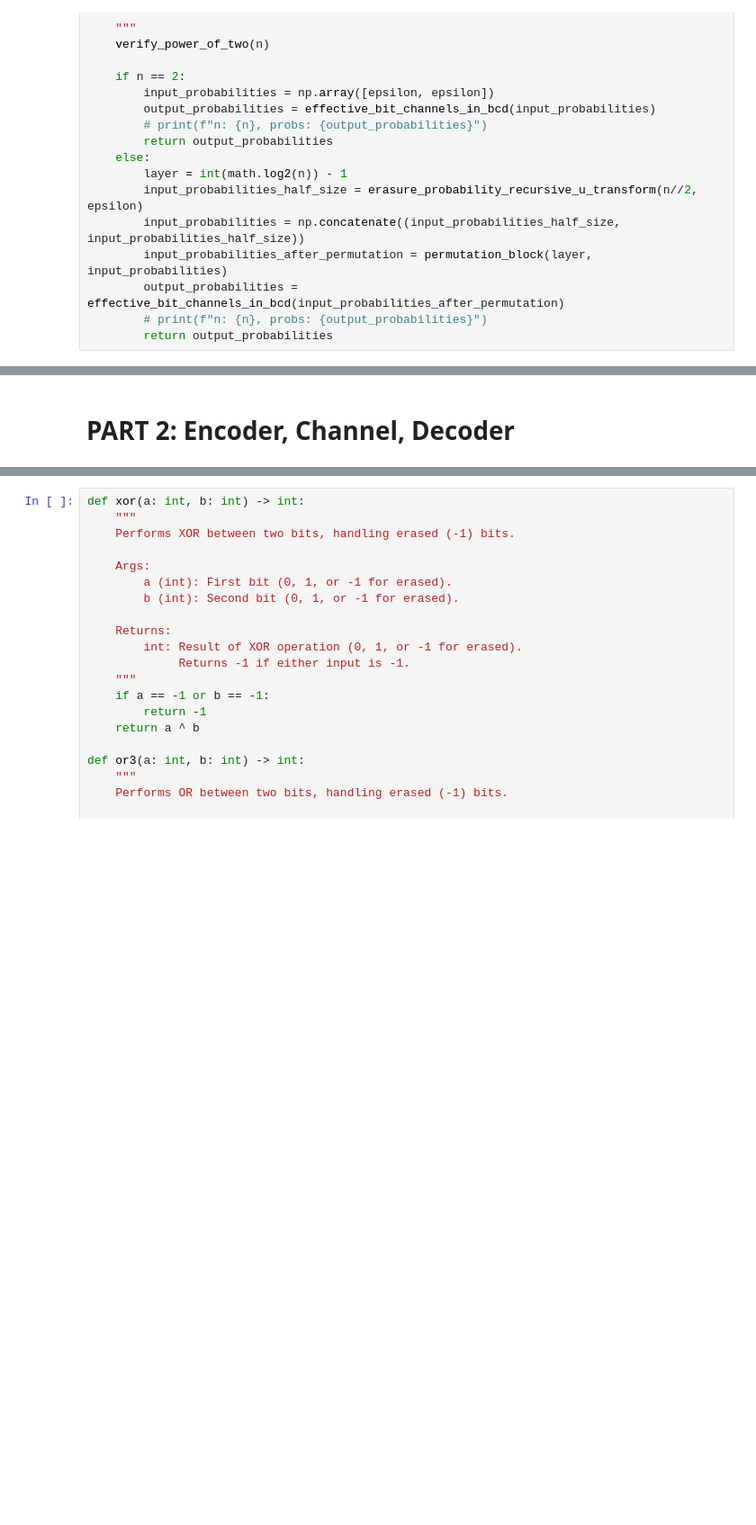
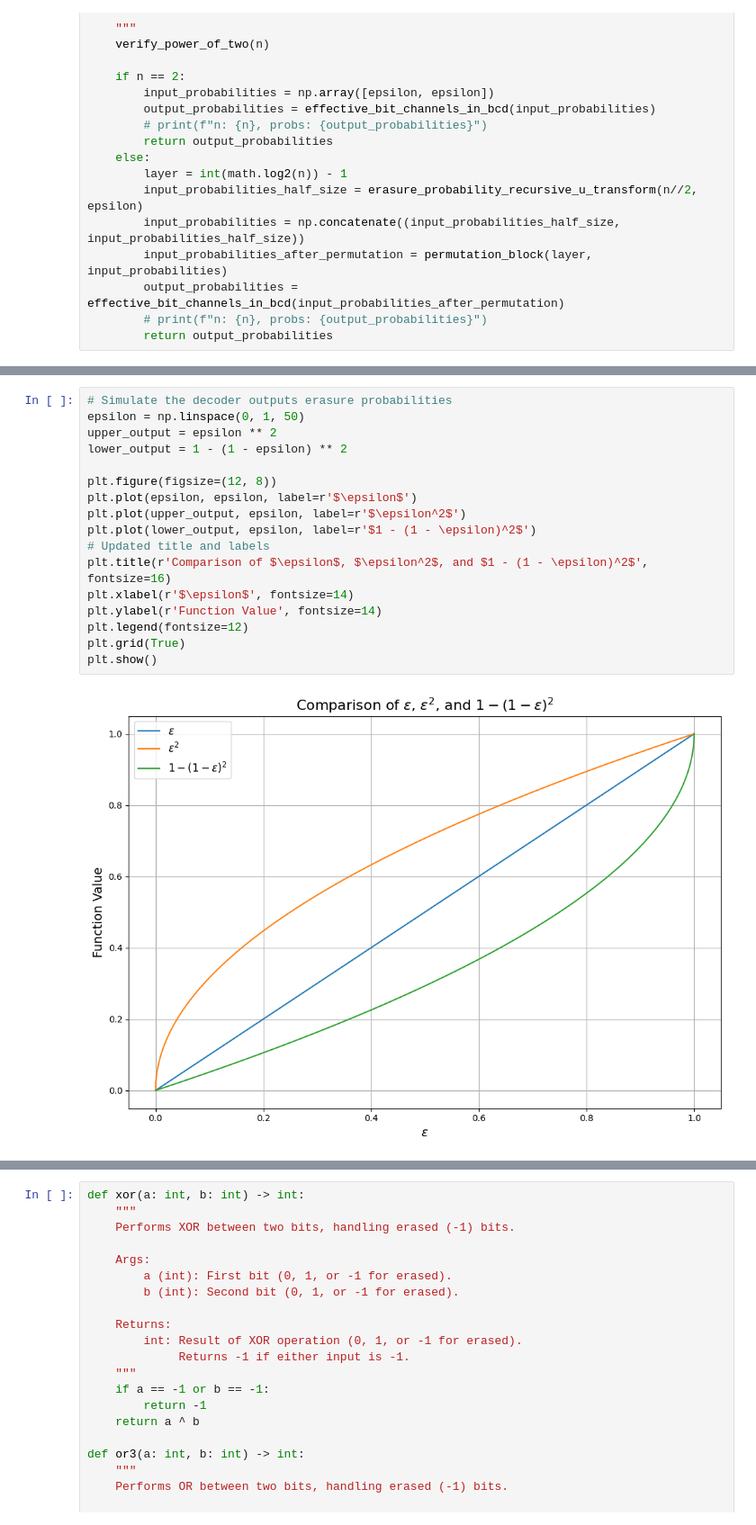
Before and after one commit to RonBartov/erasure-probabilities-and-error-correction, a Jupyter notebook: erasure_probabilities_and_error_correction.ipynb, the cells around one changed output, grey strips where cells are left out. Shown at 90% size. Cells and saved outputs as stored; diff of their text form; blank space fills up the shorter version.

```diff
--- a/erasure_probabilities_and_error_correction.ipynb
+++ b/erasure_probabilities_and_error_correction.ipynb
@@ -237,2 +203,19 @@ plt.show()
-# %% [markdown]
-# PART 2: Encoder, Channel, Decoder
+# %%
+# Simulate the decoder outputs erasure probabilities
+epsilon = np.linspace(0, 1, 50)
+upper_output = epsilon ** 2
+lower_output = 1 - (1 - epsilon) ** 2
+
+plt.figure(figsize=(12, 8))
+plt.plot(epsilon, epsilon, label=r'$\epsilon$')
+plt.plot(upper_output, epsilon, label=r'$\epsilon^2$')
+plt.plot(lower_output, epsilon, label=r'$1 - (1 - \epsilon)^2$')
+# Updated title and labels
+plt.title(r'Comparison of $\epsilon$, $\epsilon^2$, and $1 - (1 - \epsilon)^2$', fontsize=16)
+plt.xlabel(r'$\epsilon$', fontsize=14)
+plt.ylabel(r'Function Value', fontsize=14)
+plt.legend(fontsize=12)
+plt.grid(True)
+plt.show()
+# %% [output]
+[figure, added]
```
Also changed, not shown: parts of 51 cells of this notebook.
